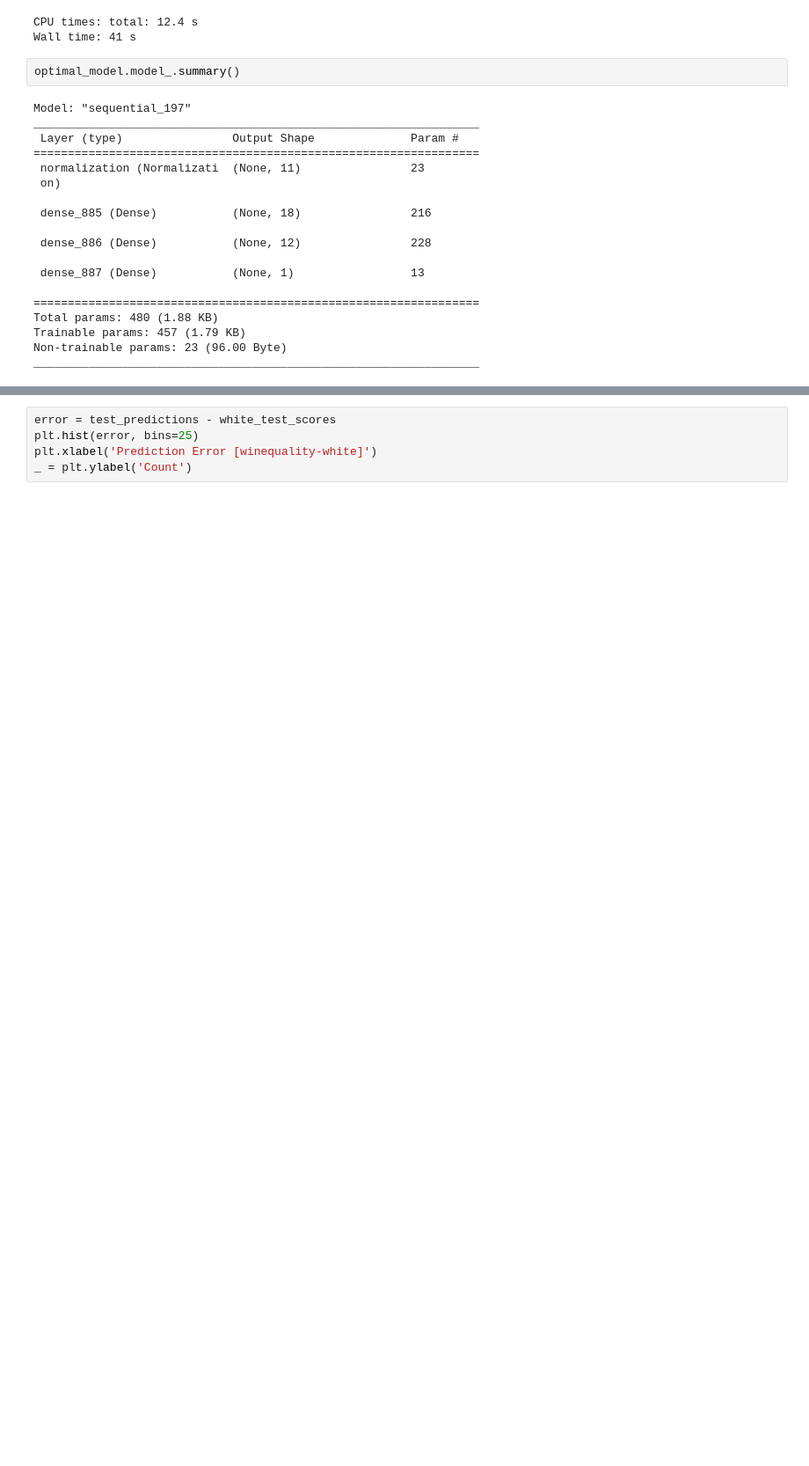
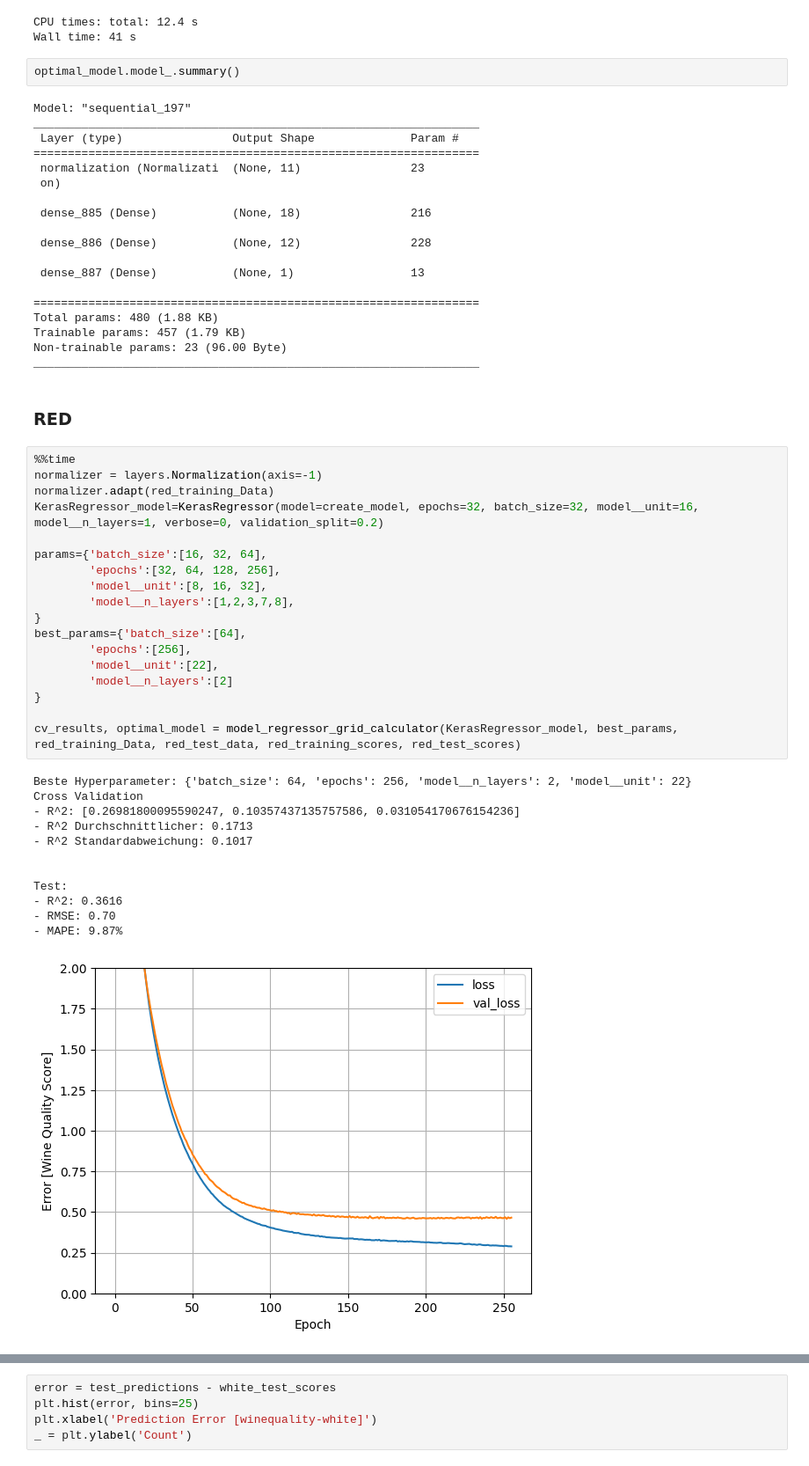
Before and after one commit to JoTec2002/TINF21C_Maschinelles-Lernen, a Jupyter notebook: Programmierabgabe 2/main.ipynb, the cells around one changed output, grey strips where cells are left out. Shown at 88% size. Saved outputs shown, nothing was run; the diff lists cells and outputs as text; blank space fills up the shorter version.

```diff
--- a/Programmierabgabe 2/main.ipynb
+++ b/Programmierabgabe 2/main.ipynb
@@ -222,3 +222,36 @@ Total params: 480 (1.88 KB)
 Trainable params: 457 (1.79 KB)
 Non-trainable params: 23 (96.00 Byte)
 _________________________________________________________________
+# %% [markdown]
+### RED
+# %%
+%%time
+normalizer = layers.Normalization(axis=-1)
+normalizer.adapt(red_training_Data)
+KerasRegressor_model=KerasRegressor(model=create_model, epochs=32, batch_size=32, model__unit=16, model__n_layers=1, verbose=0, validation_split=0.2)
+
+params={'batch_size':[16, 32, 64],
+        'epochs':[32, 64, 128, 256],
+        'model__unit':[8, 16, 32],
+        'model__n_layers':[1,2,3,7,8],
+}
+best_params={'batch_size':[64],
+        'epochs':[256],
+        'model__unit':[22],
+        'model__n_layers':[2]
+}
+
+cv_results, optimal_model = model_regressor_grid_calculator(KerasRegressor_model, best_params, red_training_Data, red_test_data, red_training_scores, red_test_scores)
+# %% [output]
+Beste Hyperparameter: {'batch_size': 64, 'epochs': 256, 'model__n_layers': 2, 'model__unit': 22}
+Cross Validation
+- R^2: [0.26981800095590247, 0.10357437135757586, 0.031054170676154236]
+- R^2 Durchschnittlicher: 0.1713
+- R^2 Standardabweichung: 0.1017
+
+
+Test:
+- R^2: 0.3616
+- RMSE: 0.70
+- MAPE: 9.87%
+[figure, added]
```
Also changed, not shown: parts of 1 cell of this notebook.
